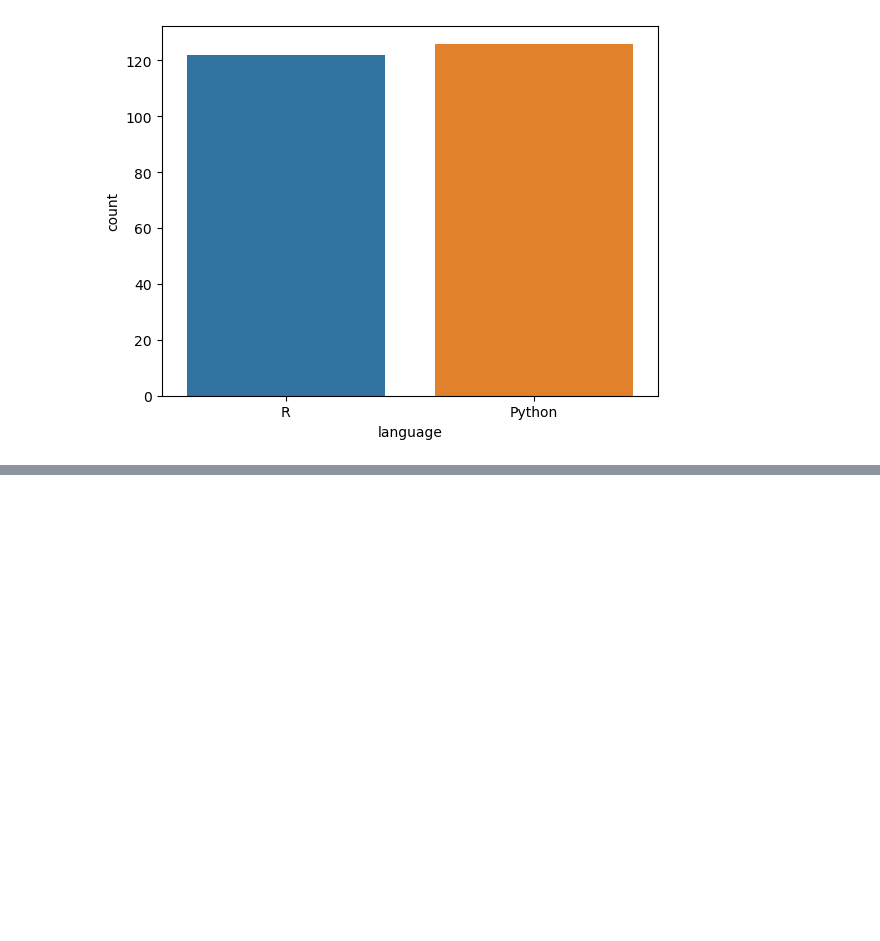
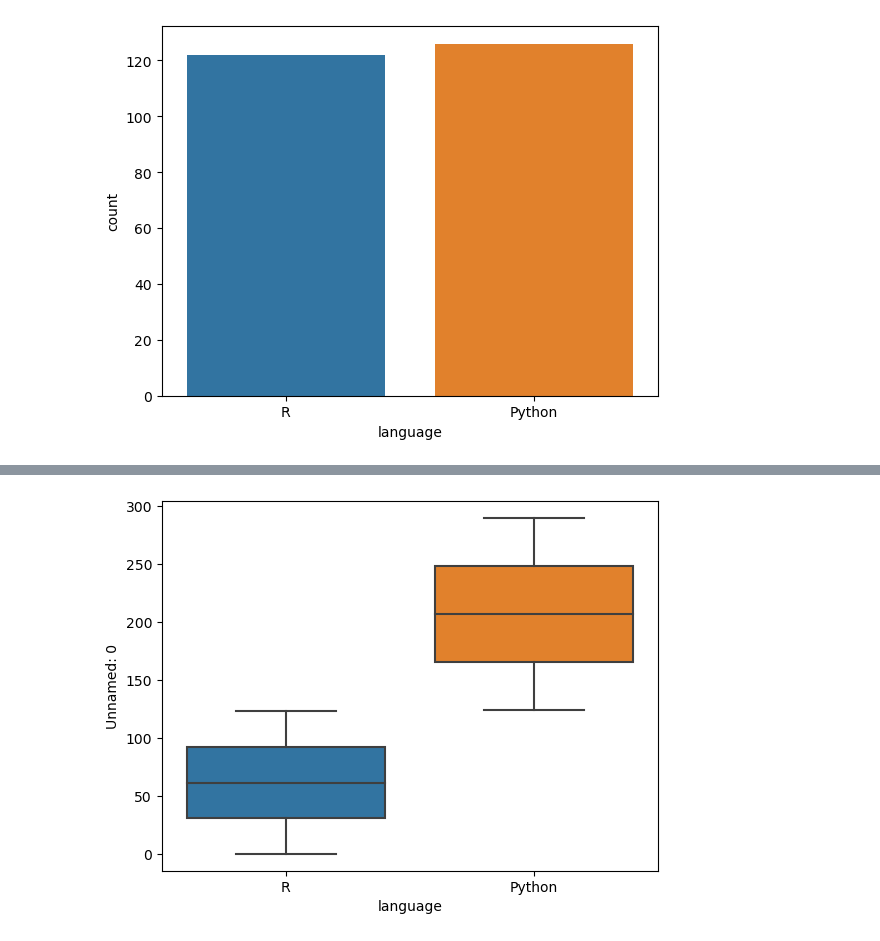
Before and after one commit to Cod-Up-Our-Data/github_language_processing, a Jupyter notebook: wrangle_e.ipynb, the cells around one changed output, grey strips where cells are left out. Saved outputs shown, nothing was run; the diff lists cells and outputs as text; code cells hidden in the pictures; blank space fills up the shorter version.

```diff
--- a/wrangle_e.ipynb
+++ b/wrangle_e.ipynb
@@ -88,0 +112,5 @@ lang_count = sns.countplot(x=train['language'],data=df)
+# %%
+lang_box_p = sns.boxplot(x=p['language'], y=p['Unnamed: 0'],data=p)
+plt.show()
+# %% [output]
+[figure, added]
```
Also changed, not shown: parts of 3 cells of this notebook.
